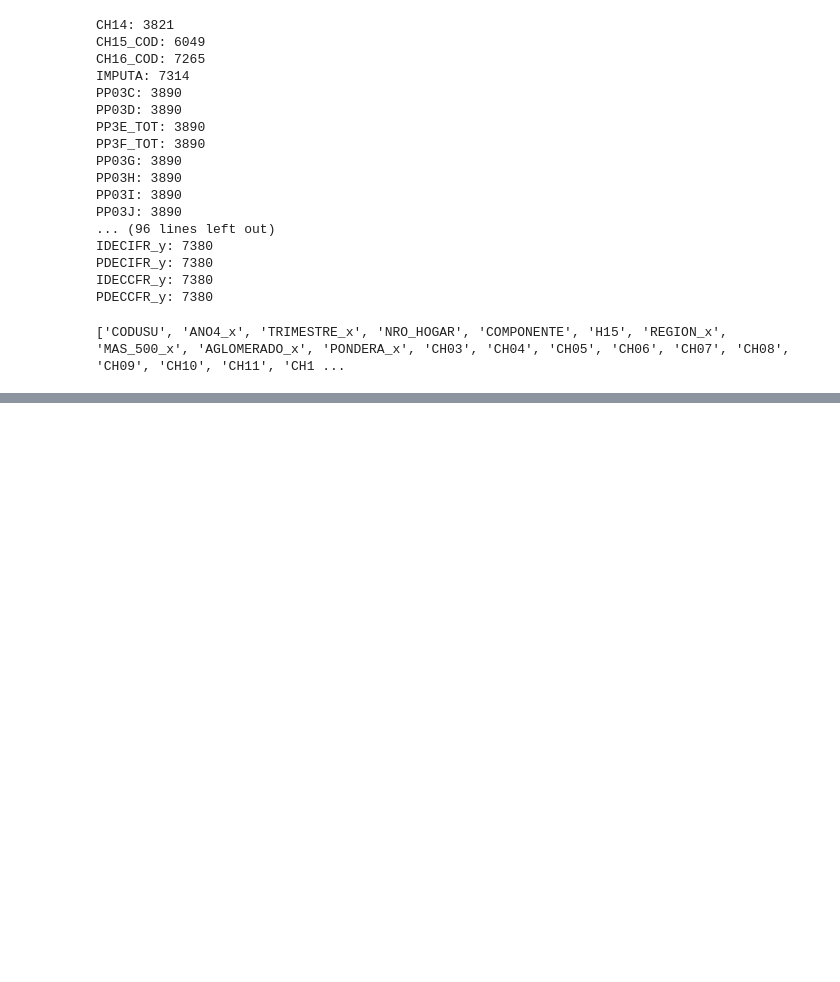
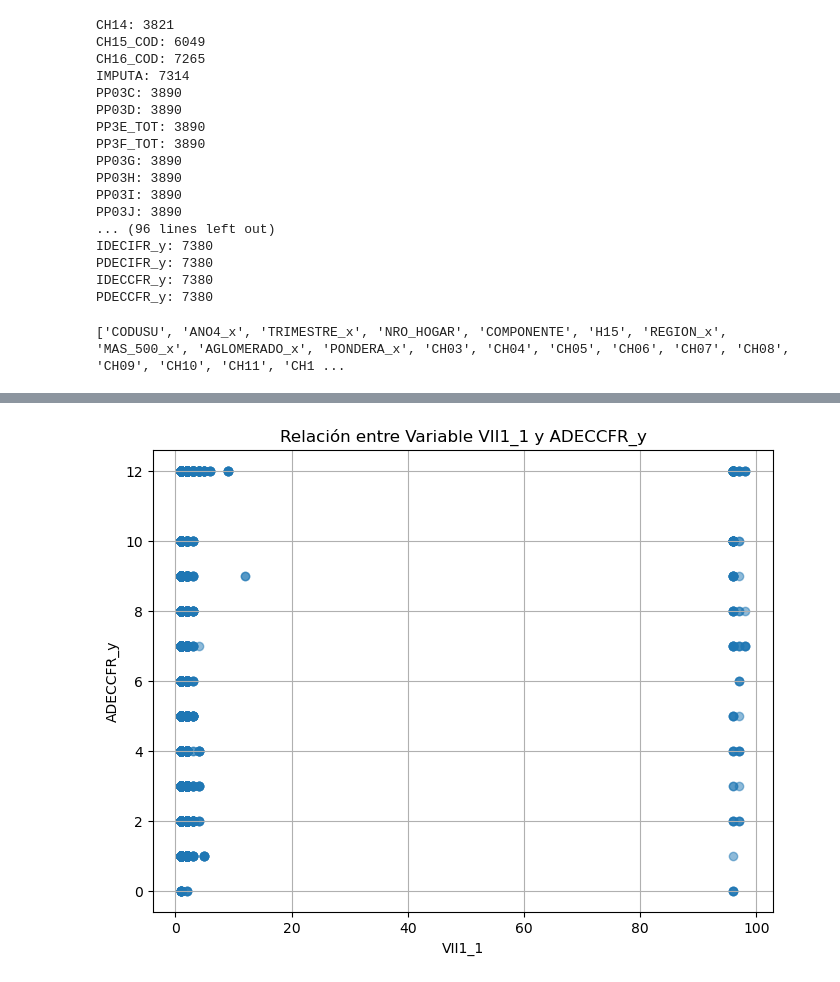
Before and after one commit to VZervino/Big-Data--TP4, a Jupyter notebook: Untitled.ipynb, the cells around one changed output, grey strips where cells are left out. Cells and saved outputs as stored; diff of their text form; code cells hidden in the pictures; blank space fills up the shorter version.

```diff
--- a/Untitled.ipynb
+++ b/Untitled.ipynb
@@ -117,0 +141,13 @@ EPH['proporcion_niños'] = EPH['IX_MEN10'] / EPH['IX_TOT']
+# %%
+import matplotlib.pyplot as plt
+
+# Crear el gráfico de dispersión con la variable VII1_1
+plt.figure(figsize=(8, 6))
+plt.scatter(EPH['VII1_1'], EPH['ADECCFR_y'], alpha=0.5)
+plt.title('Relación entre Variable VII1_1 y ADECCFR_y')
+plt.xlabel('VII1_1')
+plt.ylabel('ADECCFR_y')
+plt.grid(True)
+plt.show()
+# %% [output]
+[figure, added]
```
Also changed, not shown: parts of 7 cells of this notebook.
